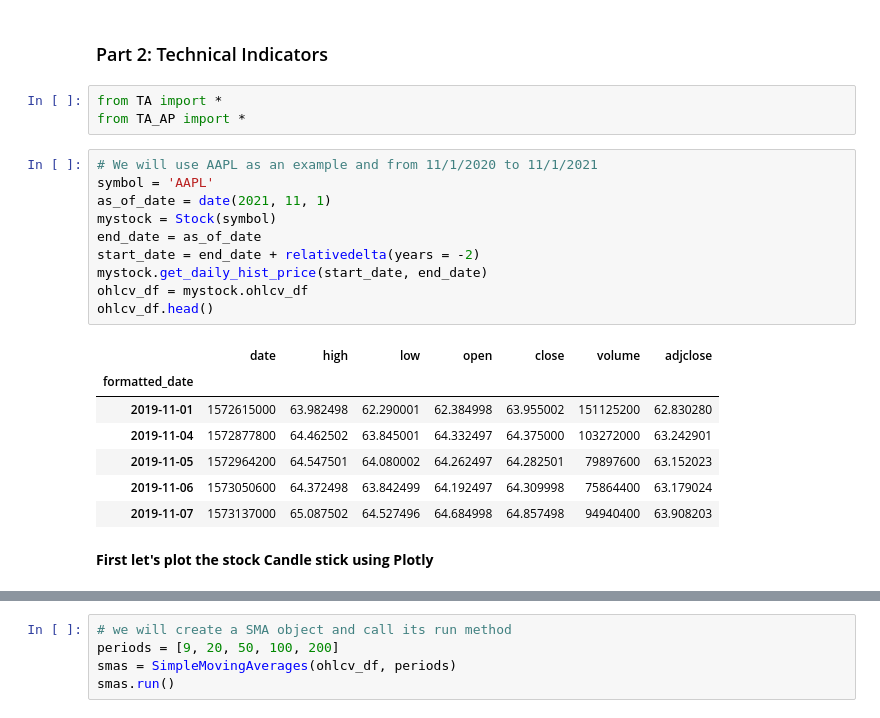
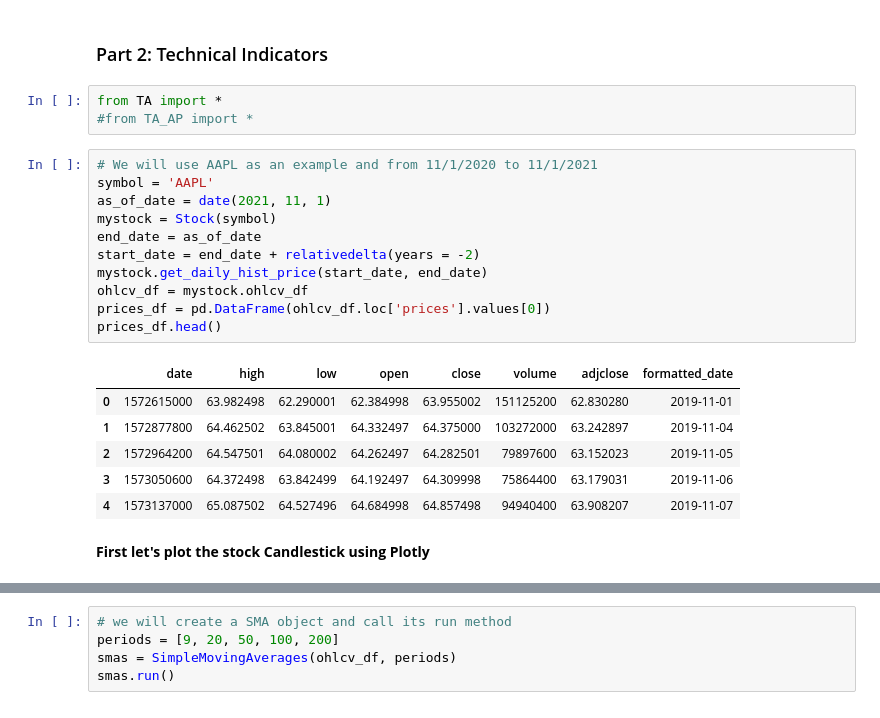
Before and after one commit to tasnimul2/Bond_Pricer_and_Stock_Evaluator, a Jupyter notebook: CF_Fall21_finalProject.ipynb, the cells around one changed output, grey strips where cells are left out. Saved outputs shown, nothing was run; the diff lists cells and outputs as text.

```diff
--- a/CF_Fall21_finalProject.ipynb
+++ b/CF_Fall21_finalProject.ipynb
@@ -69,27 +143,27 @@ bond4 = Bond(issue_date, term=5, day_count= DayCount.DAYCOUNT_ACTUAL_ACTUAL,
 ### Part 2: Technical Indicators
 # %%
 from TA import *
-from TA_AP import *
+#from TA_AP import *
 # %%
 # We will use AAPL as an example and from 11/1/2020 to 11/1/2021
 symbol = 'AAPL'
 as_of_date = date(2021, 11, 1)
 mystock = Stock(symbol)
 end_date = as_of_date
 start_date = end_date + relativedelta(years = -2)
 mystock.get_daily_hist_price(start_date, end_date)
 ohlcv_df = mystock.ohlcv_df
-ohlcv_df.head()
+prices_df = pd.DataFrame(ohlcv_df.loc['prices'].values[0])
+prices_df.head()
 # %% [output]
-|  | date | high | low | open | close | volume | adjclose |
-| formatted_date |  |  |  |  |  |  |  |
-| 2019-11-01 | 1572615000 | 63.982498 | 62.290001 | 62.384998 | 63.955002 | 151125200 | 62.830280 |
-| 2019-11-04 | 1572877800 | 64.462502 | 63.845001 | 64.332497 | 64.375000 | 103272000 | 63.242901 |
-| 2019-11-05 | 1572964200 | 64.547501 | 64.080002 | 64.262497 | 64.282501 | 79897600 | 63.152023 |
-| 2019-11-06 | 1573050600 | 64.372498 | 63.842499 | 64.192497 | 64.309998 | 75864400 | 63.179024 |
-| 2019-11-07 | 1573137000 | 65.087502 | 64.527496 | 64.684998 | 64.857498 | 94940400 | 63.908203 |
+|  | date | high | low | open | close | volume | adjclose | formatted_date |
+| 0 | 1572615000 | 63.982498 | 62.290001 | 62.384998 | 63.955002 | 151125200 | 62.830280 | 2019-11-01 |
+| 1 | 1572877800 | 64.462502 | 63.845001 | 64.332497 | 64.375000 | 103272000 | 63.242897 | 2019-11-04 |
+| 2 | 1572964200 | 64.547501 | 64.080002 | 64.262497 | 64.282501 | 79897600 | 63.152023 | 2019-11-05 |
+| 3 | 1573050600 | 64.372498 | 63.842499 | 64.192497 | 64.309998 | 75864400 | 63.179031 | 2019-11-06 |
+| 4 | 1573137000 | 65.087502 | 64.527496 | 64.684998 | 64.857498 | 94940400 | 63.908207 | 2019-11-07 |
 # %% [markdown]
-**First let's plot the stock Candle stick using Plotly**
+**First let's plot the stock Candlestick using Plotly**
 # %%
 import plotly.graph_objects as go
 
```
Also changed, not shown: parts of 16 cells of this notebook, 3 other files.
